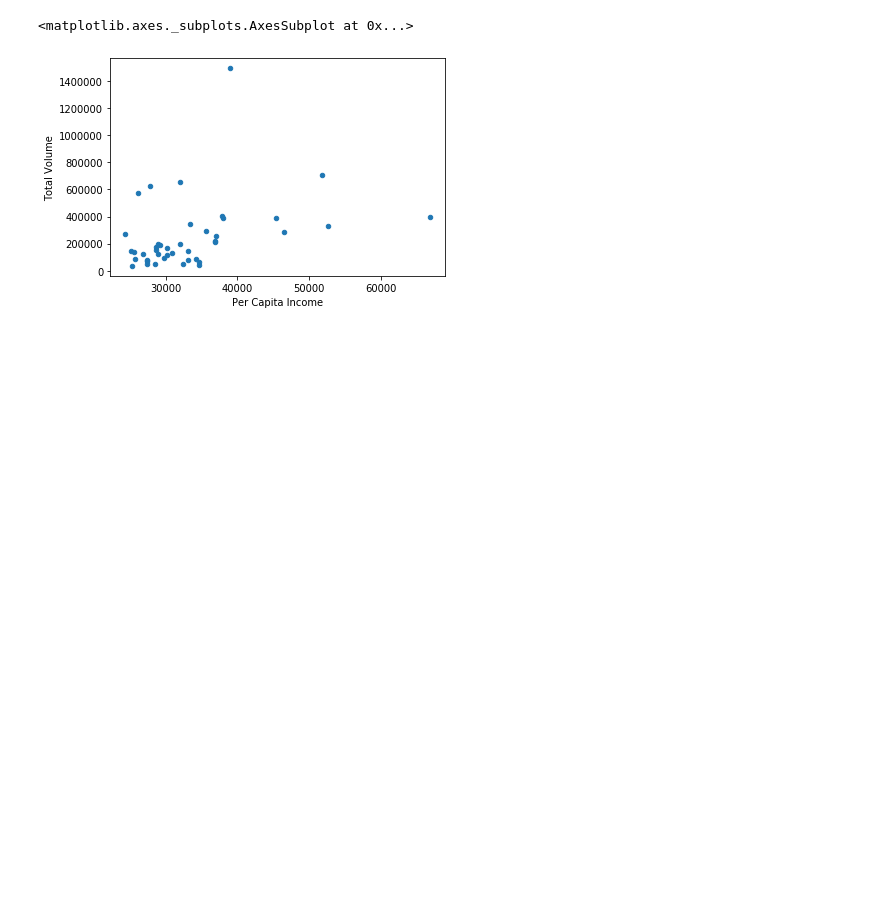
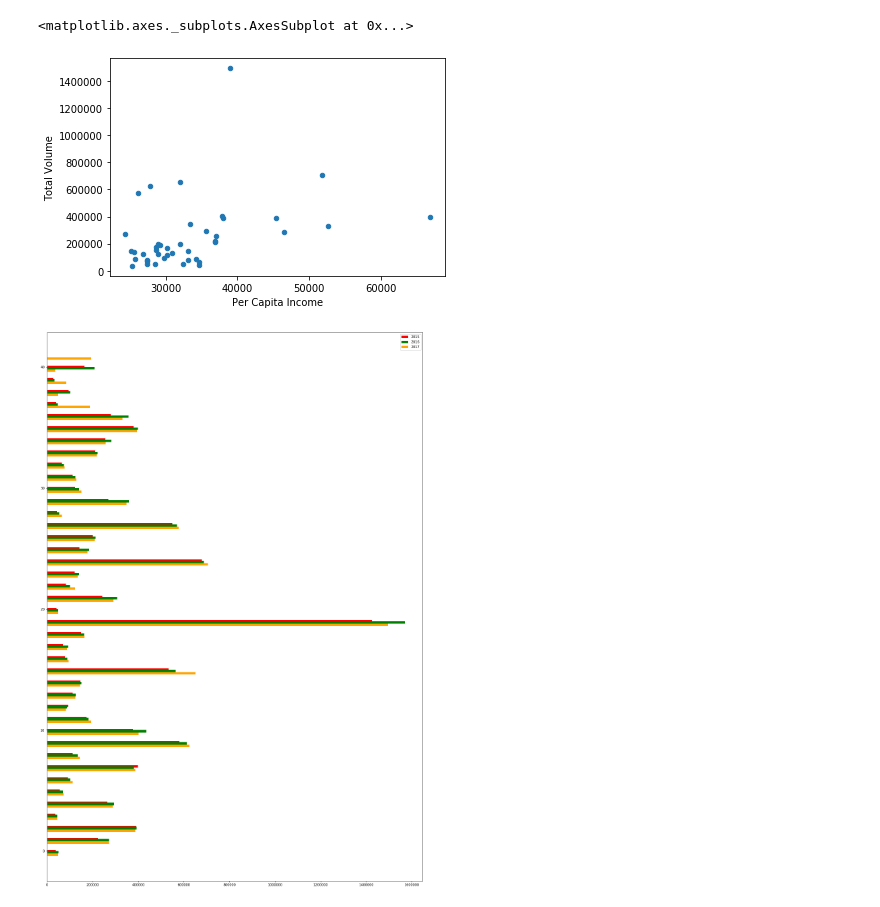
Before and after one commit to lourdesrm/AvocadoMadness, a Jupyter notebook: Consumption_Plots.ipynb, the cells around one changed output. Drawn from its saved outputs; the diff is of its cells as text; code cells hidden in the pictures; blank space fills up the shorter version.

```diff
--- a/Consumption_Plots.ipynb
+++ b/Consumption_Plots.ipynb
@@ -201,7 +218,7 @@ average_2016_df
 # drop unnecessary columns for plots
 
 final_average_2016_df = average_2016_df.drop(columns=['Zipcode', 'Household Income', 'Unnamed: 0', '4046', '4770', '4225', 'Total Bags', 'Small Bags', 'Large Bags', 'XLarge Bags'])
-#final_average_2016_df
+final_2016_df = final_average_2016_df.reset_index()
 # %%
 average_2017_df = census_2017_avg.merge(avocado_2017_avg, on='region', how='inner')
 average_2017_df
@@ -251,3 +298,21 @@ final_average_2017_df.plot(kind='scatter', x='Per Capita Income', y='Total Volum
 # %% [output]
 <matplotlib.axes._subplots.AxesSubplot at 0x...>
 [figure]
+# %%
+y = np.arange(len(region_17))
+x = np.arange(len(region_15))
+fig, ax = plt.subplots(figsize=(20,30))
+width = 0.2
+
+ax.barh(x, total_15, width, color='red', label='2015')
+ax.barh(x - width/2, total_16, width, color='green', label='2016')
+ax.barh(y - width*1.5, total_17, width, color='orange', label='2017')
+
+
+
+# ax.set(yticks=region_15 + width, yticklabels=df.graph, ylim=[2*width - 1, len(df)])
+ax.legend()
+
+plt.show()
+# %% [output]
+[figure, added]
```
Also changed, not shown: parts of 8 cells of this notebook.
